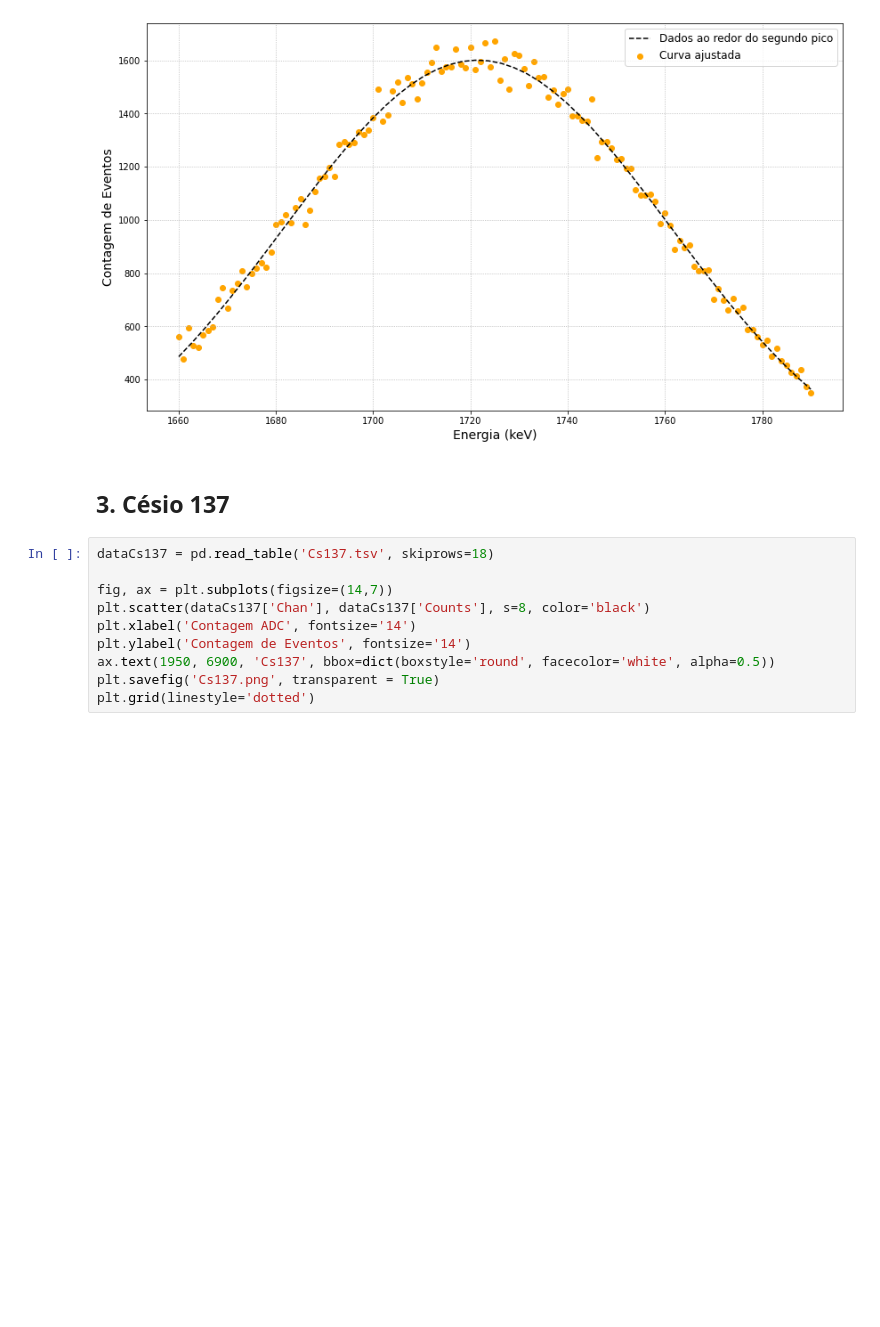
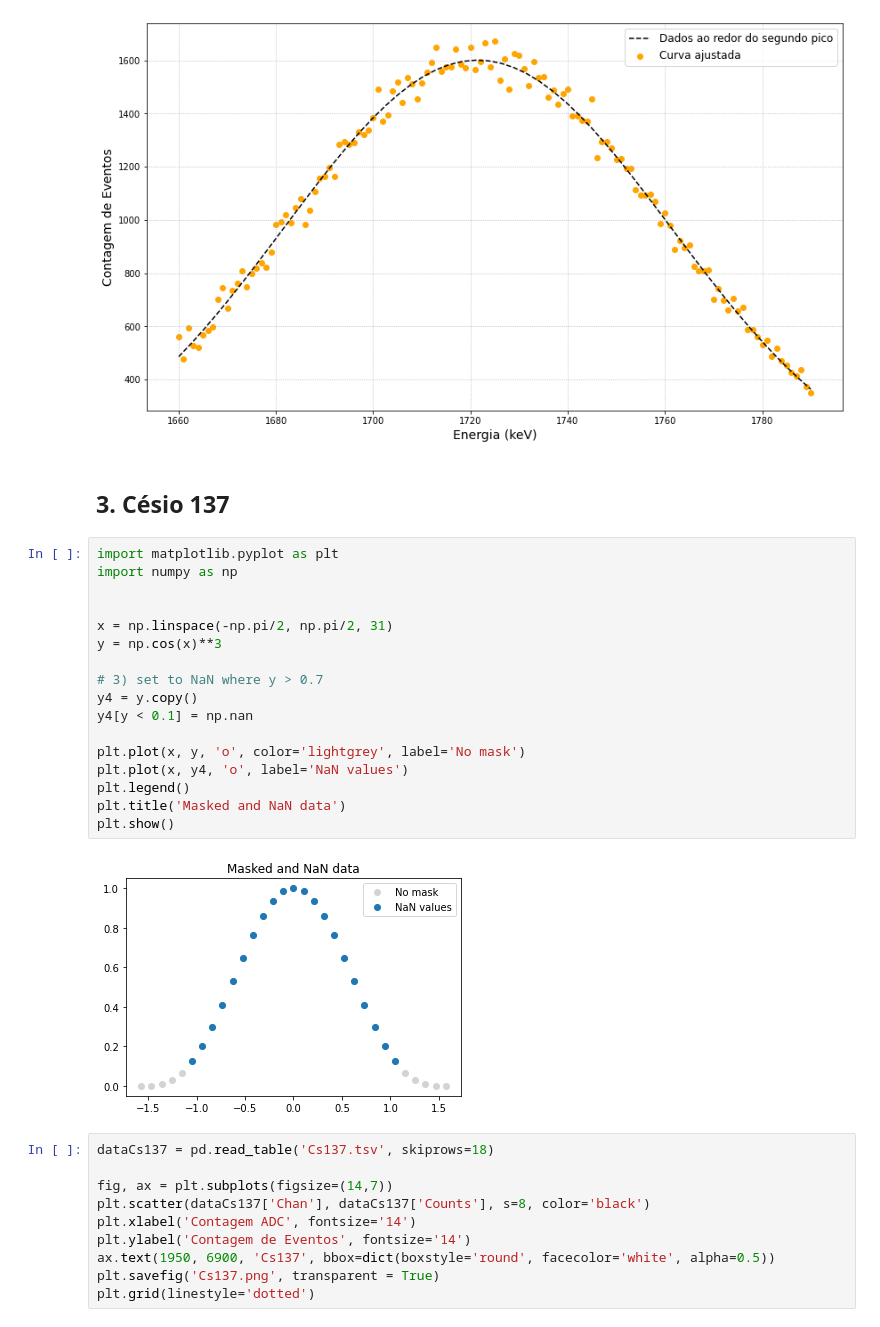
Before and after one commit to goulartsursula/DisciplinasUERJ, a Jupyter notebook: Estrutura da Materia 3/EspectroscopiaGama.ipynb, the cells around one changed output. Drawn from its saved outputs; the diff is of its cells as text; blank space fills up the shorter version.

```diff
--- a/Estrutura da Materia 3/EspectroscopiaGama.ipynb
+++ b/Estrutura da Materia 3/EspectroscopiaGama.ipynb
@@ -189,6 +189,25 @@ plt.grid(linestyle='dotted')
 [figure]
 # %% [markdown]
 ## 3. Césio 137
+# %%
+import matplotlib.pyplot as plt
+import numpy as np
+
+
+x = np.linspace(-np.pi/2, np.pi/2, 31)
+y = np.cos(x)**3
+
+# 3) set to NaN where y > 0.7
+y4 = y.copy()
+y4[y < 0.1] = np.nan
+
+plt.plot(x, y, 'o', color='lightgrey', label='No mask')
+plt.plot(x, y4, 'o', label='NaN values')
+plt.legend()
+plt.title('Masked and NaN data')
+plt.show()
+# %% [output]
+[figure, added]
 # %%
 dataCs137 = pd.read_table('Cs137.tsv', skiprows=18)
 
```
Also changed, not shown: parts of 12 cells of this notebook.
